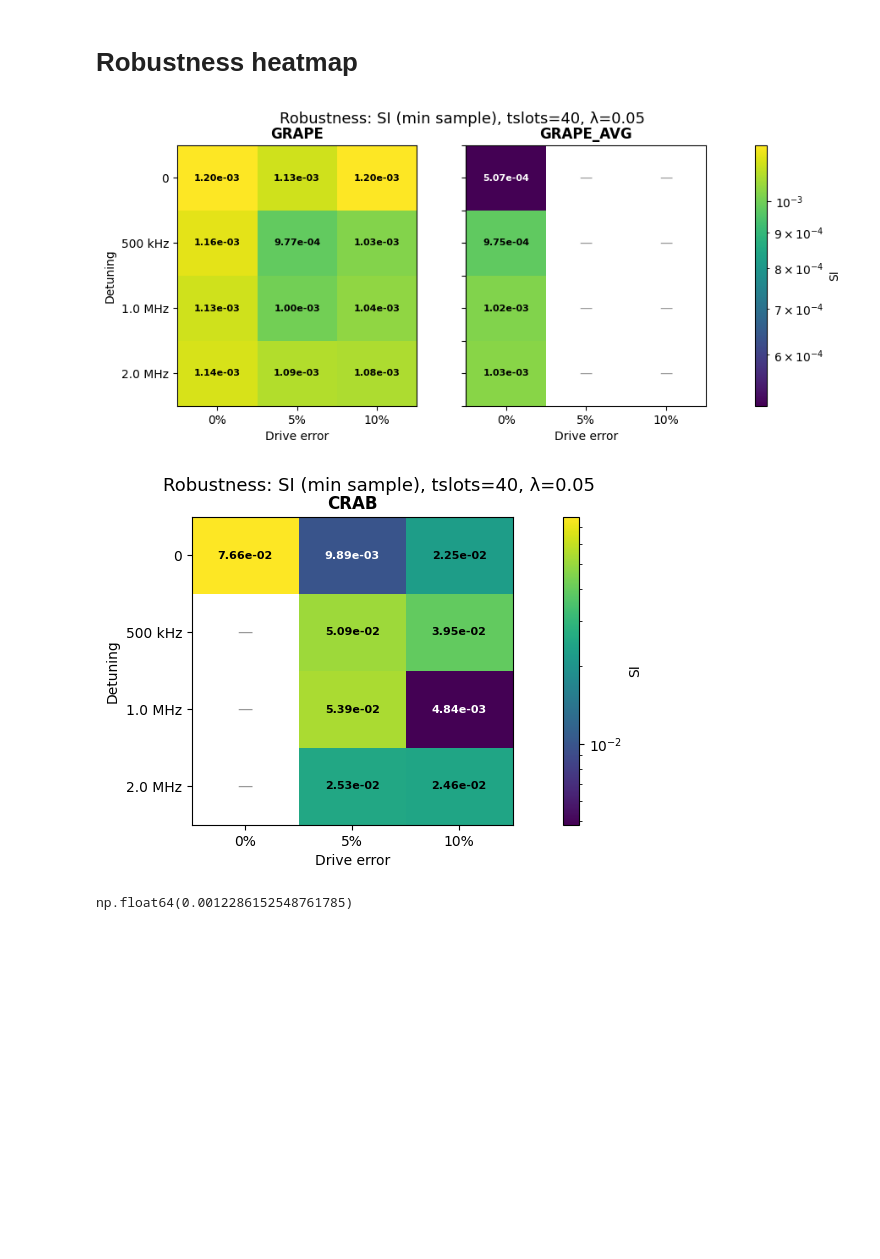
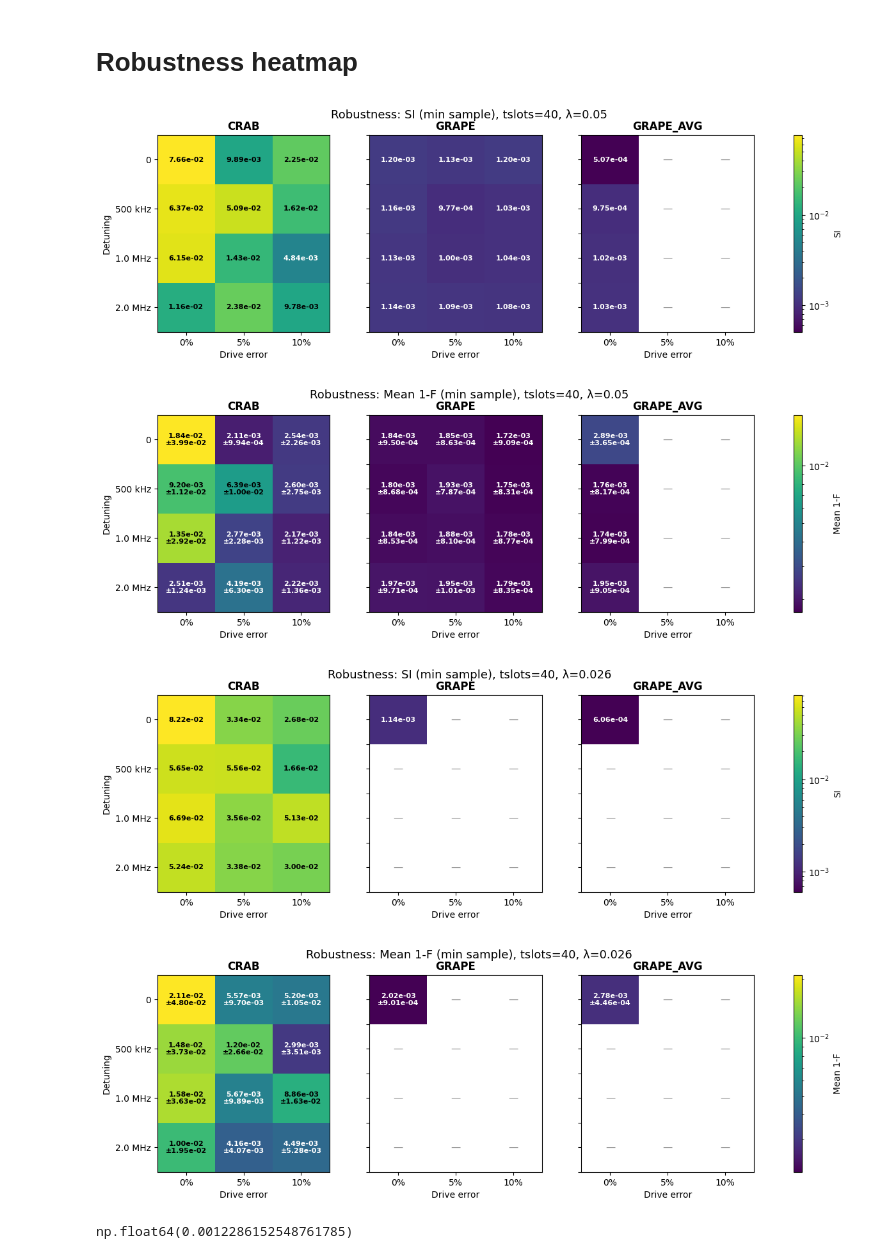
Before and after one commit to cicacica/VeriPulse, a Jupyter notebook: notebooks/data_processing.ipynb, the cells around one changed output. Saved outputs shown, nothing was run; the diff lists cells and outputs as text; code cells hidden in the pictures; blank space fills up the shorter version.

```diff
--- a/notebooks/data_processing.ipynb
+++ b/notebooks/data_processing.ipynb
@@ -778,16 +811,29 @@ def plot_robustness_heatmap(
 # %%
 # Robustness heatmap — side by side GRAPE vs GRAPE_AVG
 plot_robustness_heatmap(data_dir_dummyless, detunings=[0.0, 0.05, 0.10, 0.2],
                         drive_errors=[0.0, 0.05, 0.10],
-                        tslots=40, lam=0.05, si_case='min', show='si', methods=['GRAPE', 'GRAPE_AVG'])
+                        tslots=40, lam=0.05, si_case='min', show='si', methods=['CRAB', 'GRAPE', 'GRAPE_AVG'])
 
 # Show fidelity instead
 plot_robustness_heatmap(data_dir_dummyless, detunings=[0.0, 0.05, 0.10, 0.2],
                         drive_errors=[0.0, 0.05, 0.10],
-                        tslots=40, lam=0.05, si_case='min', show='si', methods=['CRAB'])
+                        tslots=40, lam=0.05, si_case='min', show='fid', methods=['CRAB', 'GRAPE', 'GRAPE_AVG'])
 # %% [output]
-[figure, old version]
+[figure, new version]
-[figure, old version]
+[figure, new version]
+# %%
+# Robustness heatmap — side by side GRAPE vs GRAPE_AVG
+plot_robustness_heatmap(data_dir_dummyyes, detunings=[0.0, 0.05, 0.10, 0.2],
+                        drive_errors=[0.0, 0.05, 0.10],
+                        tslots=40, lam=0.026, si_case='min', show='si', methods=['CRAB', 'GRAPE', 'GRAPE_AVG'])
+
+# Show fidelity instead
+plot_robustness_heatmap(data_dir_dummyyes, detunings=[0.0, 0.05, 0.10, 0.2],
+                        drive_errors=[0.0, 0.05, 0.10],
+                        tslots=40, lam=0.026, si_case='min', show='fid', methods=['CRAB', 'GRAPE', 'GRAPE_AVG'])
+# %% [output]
+[figure, added]
+[figure, added]
 # %%
 sum10=summary_lambda(40, data_dir_dummyyes,np.sort([5,0.5,0.05,0.01,0.025,0.005,0.0005]))
 # %%
```
Also changed, not shown: parts of 8 cells of this notebook, 7 other files.
